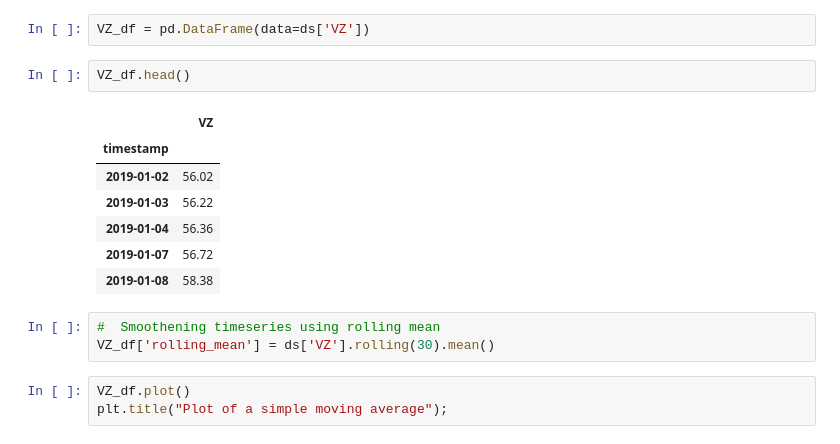
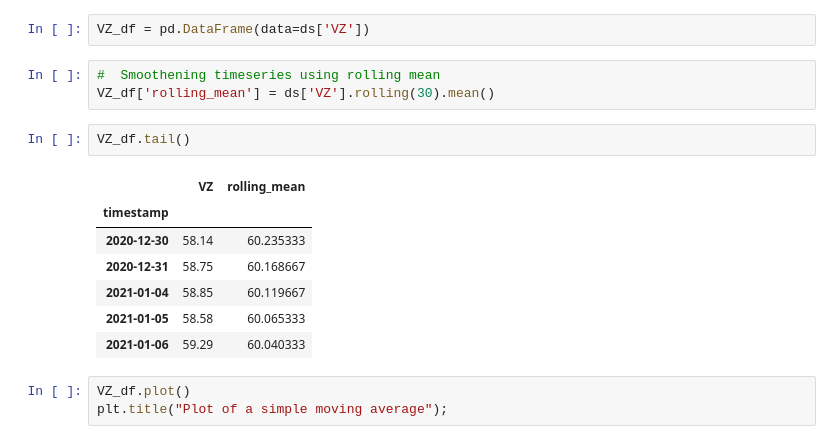
Before and after one commit to pallabee/Time-Series-for-Stock-Price-Prediction, a Jupyter notebook: modelling/traditional models/moving_average.ipynb, the cells around one changed output. Drawn from its saved outputs; the diff is of its cells as text.

```diff
--- a/modelling/traditional models/moving_average.ipynb
+++ b/modelling/traditional models/moving_average.ipynb
@@ -12,19 +12,19 @@ warnings.filterwarnings('ignore')
 ds = data_analysis.dataset
 # %%
 VZ_df = pd.DataFrame(data=ds['VZ'])
-# %%
-VZ_df.head()
-# %% [output]
-|  | VZ |
-| timestamp |  |
-| 2019-01-02 | 56.02 |
-| 2019-01-03 | 56.22 |
-| 2019-01-04 | 56.36 |
-| 2019-01-07 | 56.72 |
-| 2019-01-08 | 58.38 |
 # %%
 #  Smoothening timeseries using rolling mean
 VZ_df['rolling_mean'] = ds['VZ'].rolling(30).mean()
+# %%
+VZ_df.tail()
+# %% [output]
+|  | VZ | rolling_mean |
+| timestamp |  |  |
+| 2020-12-30 | 58.14 | 60.235333 |
+| 2020-12-31 | 58.75 | 60.168667 |
+| 2021-01-04 | 58.85 | 60.119667 |
+| 2021-01-05 | 58.58 | 60.065333 |
+| 2021-01-06 | 59.29 | 60.040333 |
 # %%
 VZ_df.plot()
 plt.title("Plot of a simple moving average");
```
Also changed, not shown: parts of 1 cell of this notebook.
